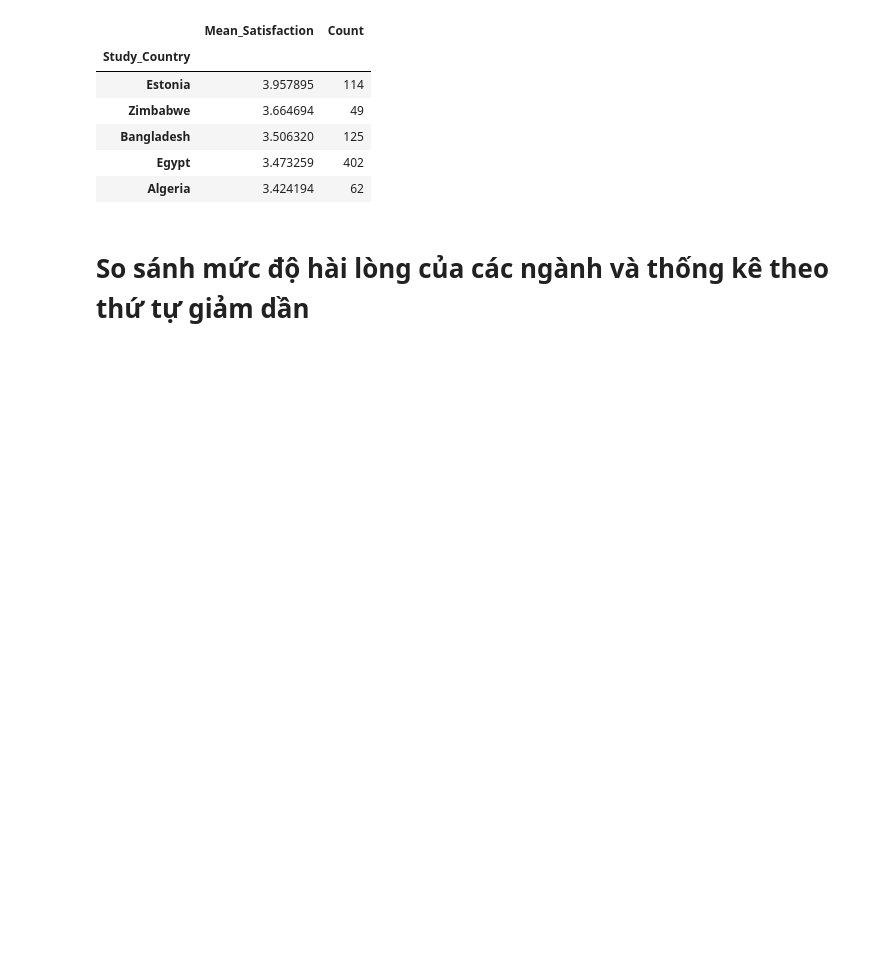
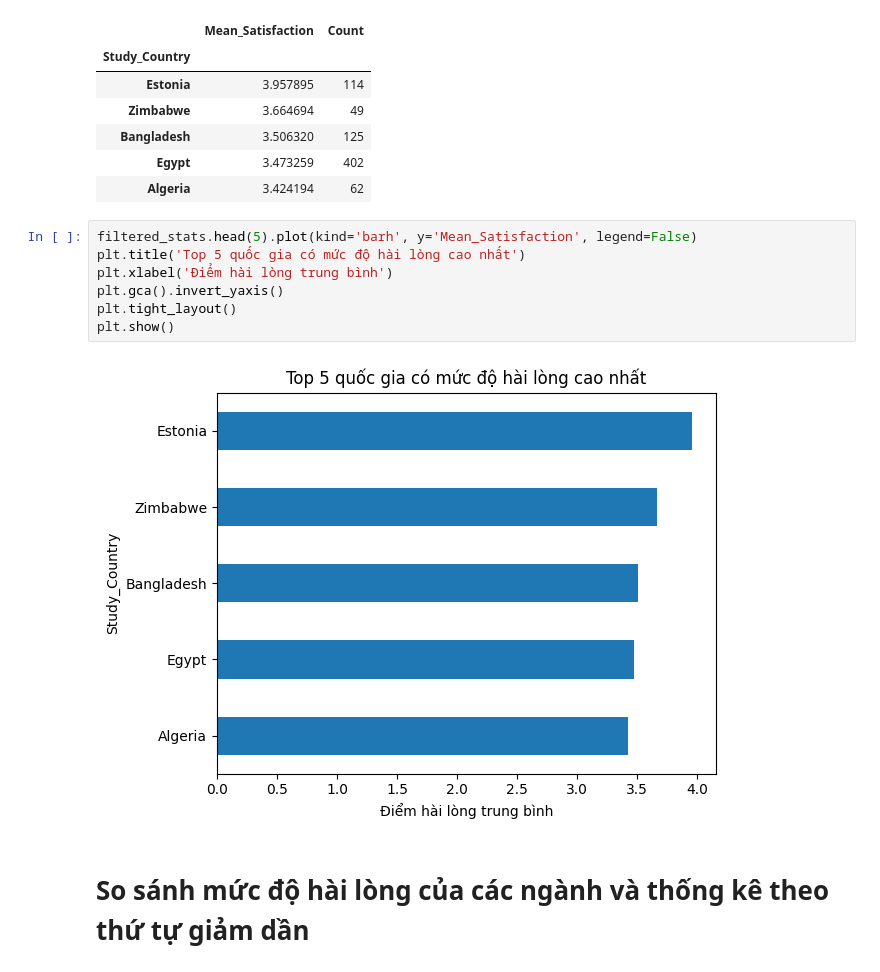
Before and after one commit to mnguyt25/quan-ly-thu-vien, a Jupyter notebook: Bai 50/project50.ipynb, the cells around one changed output. Drawn from its saved outputs; the diff is of its cells as text; blank space fills up the shorter version.

```diff
--- a/Bai 50/project50.ipynb
+++ b/Bai 50/project50.ipynb
@@ -9804,6 +9804,15 @@ filtered_stats.head(5)
 | Bangladesh | 3.506320 | 125 |
 | Egypt | 3.473259 | 402 |
 | Algeria | 3.424194 | 62 |
+# %%
+filtered_stats.head(5).plot(kind='barh', y='Mean_Satisfaction', legend=False)
+plt.title('Top 5 quốc gia có mức độ hài lòng cao nhất')
+plt.xlabel('Điểm hài lòng trung bình')
+plt.gca().invert_yaxis()
+plt.tight_layout()
+plt.show()
+# %% [output]
+[figure, added]
 # %% [markdown]
 # So sánh mức độ hài lòng của các ngành và thống kê theo thứ tự giảm dần
 # %% [markdown]
```
Also changed, not shown: parts of 3 cells of this notebook, 1 other file.
